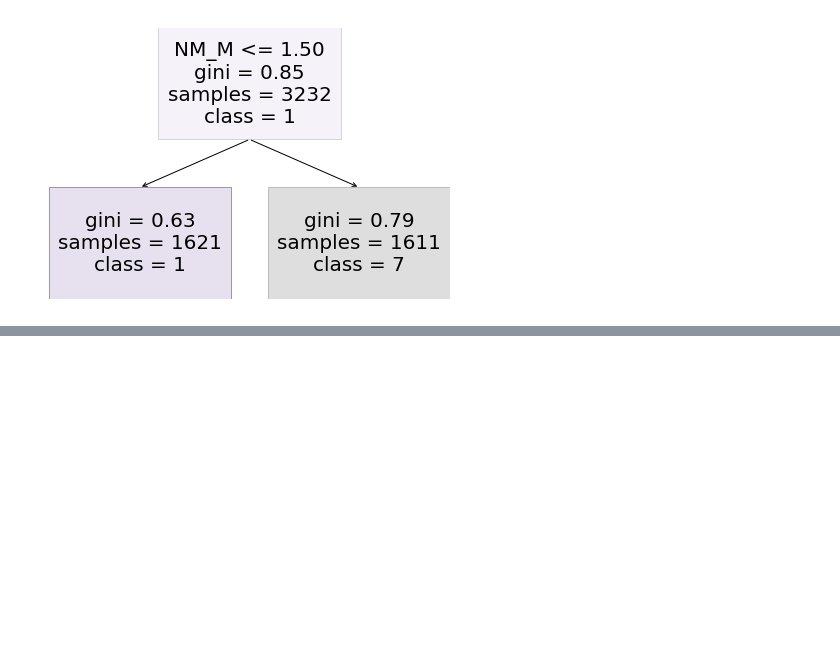
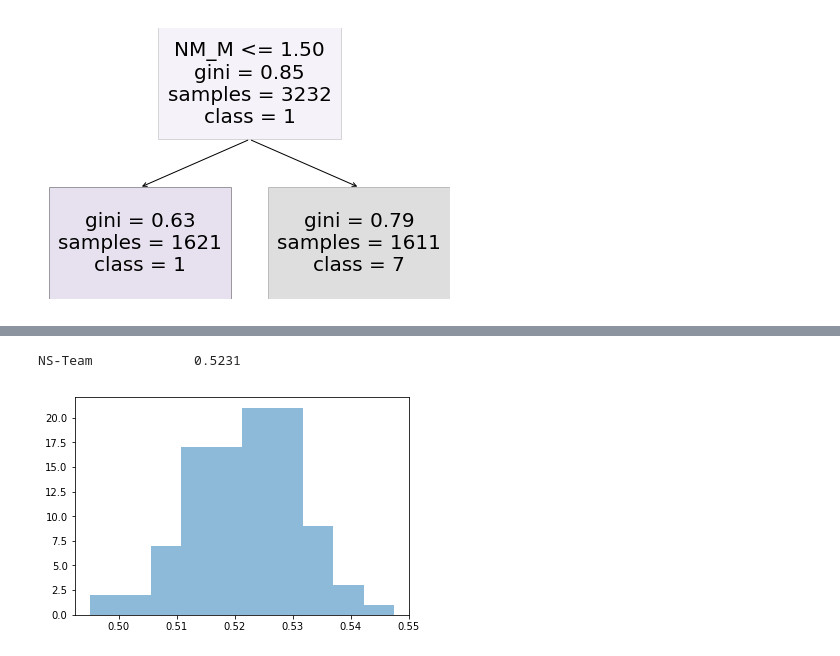
Before and after one commit to nshea3/SEG_Facies_Classification, a Jupyter notebook: welllogs_feature_engineering.ipynb, the cells around one changed output, grey strips where cells are left out. Drawn from its saved outputs; the diff is of its cells as text; code cells hidden in the pictures; blank space fills up the shorter version.

```diff
--- a/welllogs_feature_engineering.ipynb
+++ b/welllogs_feature_engineering.ipynb
@@ -44,0 +96,10 @@ fig = dtree.view()
+# %%
+PRED = pd.read_csv('data/prediction_depths.csv')
+PRED.set_index(["Well Name", "Depth"], inplace=True)
+PRED.head()
+
+TRUE = pd.read_csv('data/blind_stuart_crawford_core_facies.csv')
+TRUE.rename(columns={'Depth.ft': 'Depth'}, inplace=True)
+TRUE.rename(columns={'WellName': 'Well Name'}, inplace=True)
+TRUE.set_index(["Well Name", "Depth"], inplace=True)
+TRUE.head()
@@ -44,0 +114,38 @@ fig = dtree.view()
+# %%
+from sklearn.metrics import confusion_matrix
+
+def get_accuracies(y_preds):
+    """
+    Get the F1 scores from all the y_preds.
+    y_blind is a 1D array. y_preds is a 2D array.
+    """
+    accs = []
+    for y_pred in y_preds:
+        PRED['Facies'] = y_pred
+        all_data = PRED.join(TRUE, how='inner')
+        y_blind = all_data['LithCode'].values
+        y_pred = all_data['Facies'].values
+        y_pred = y_pred[y_blind!=11]
+        y_blind = y_blind[y_blind!=11]
+        cv_conf = confusion_matrix(y_blind, y_pred)
+        #sns.heatmap(cv_conf, annot=True, fmt="d")
+        accs.append(accuracy(cv_conf))
+    return np.array(accs)
+# %%
+from os import path
+from utils import accuracy
+import operator
+
+scores, medians = {}, {}
+for f in ['NS-Team_100_realizations.npy']:
+    team = path.basename(f).split('_')[0]
+    y_preds = np.load(f)
+    scores[team] = get_accuracies(y_preds)
+    medians[team] = np.median(scores[team])
+    plt.hist(pd.Series(scores[team]), alpha=0.5)
+
+for t, m in sorted(medians.items(), key=operator.itemgetter(1), reverse=True):
+    print("{:20s}{:.4f}".format(t, m))
+# %% [output]
+NS-Team             0.5231
+[figure, added]
```
Also changed, not shown: parts of 7 cells of this notebook.
